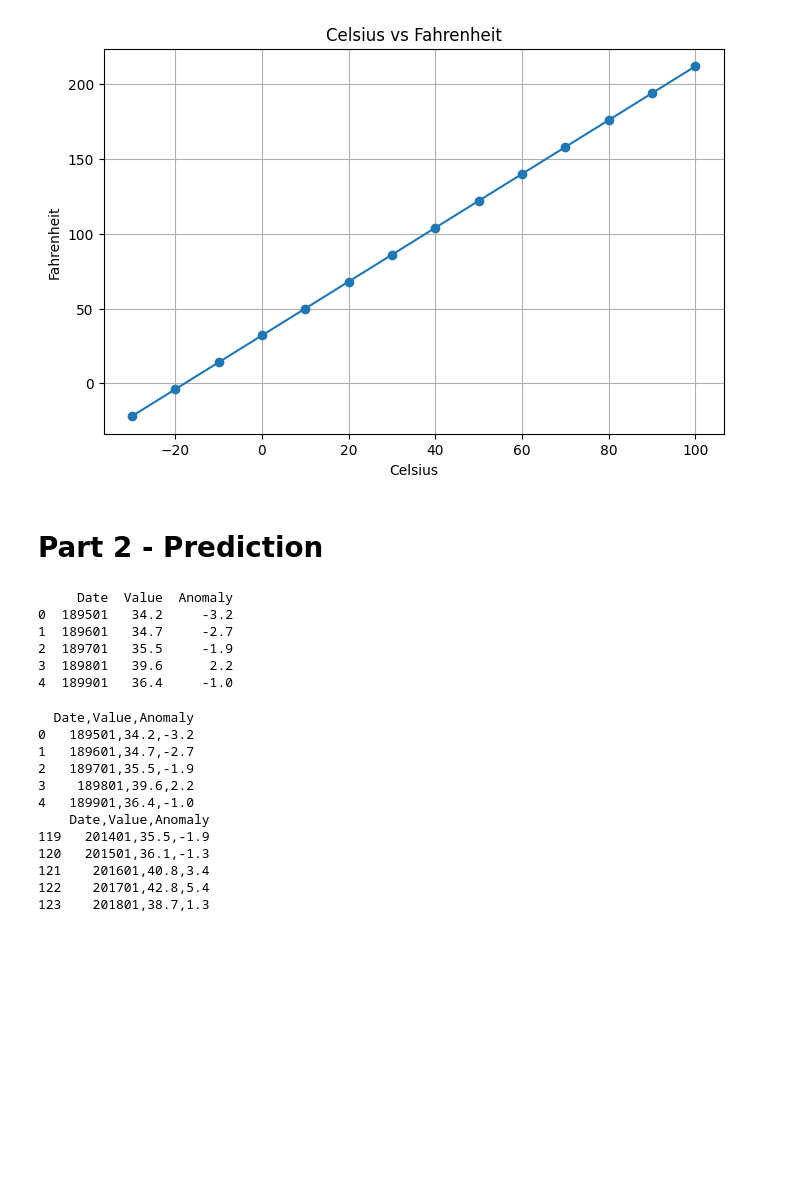
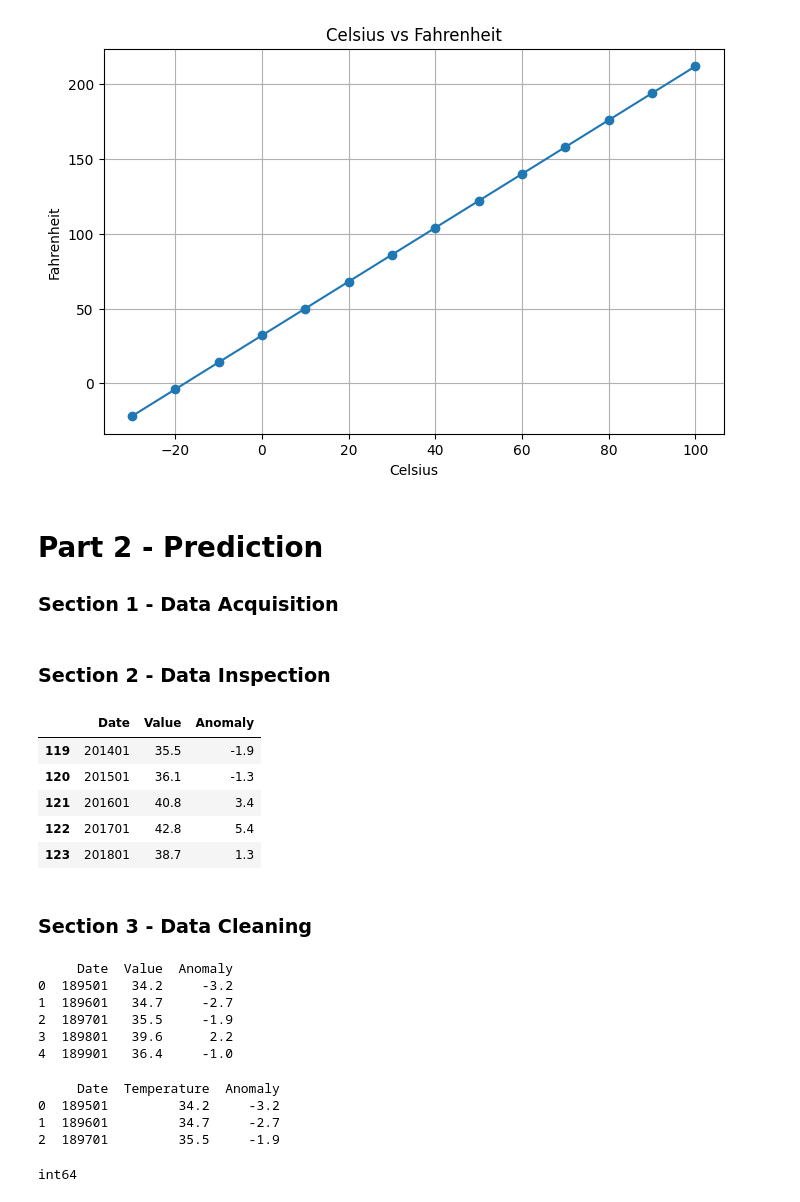
Before and after one commit to Elen-tesfai/datafun-07-ml, a Jupyter notebook: elen_ml.ipynb, the cells around one changed output. Drawn from its saved outputs; the diff is of its cells as text; code cells hidden in the pictures; blank space fills up the shorter version.

```diff
--- a/elen_ml.ipynb
+++ b/elen_ml.ipynb
@@ -66,38 +66,53 @@ plt.show()
 [figure]
 # %% [markdown]
 # Part 2 - Prediction
+### Section 1 - Data Acquisition
 # %%
 import pandas as pd
 
-# Loading the Average High Temperatures into a DataFrame
-df = pd.read_csv(r'C:\Users\su_te\Documents\datafun-07-ml\examples\ch10\ave_hi_nyc_jan_1895-2018.csv')
-
-# Inspecting the first few rows of the DataFrame
-print(df.head())
+# Load the data
+nyc_df = pd.read_csv(r'C:\Users\su_te\Documents\datafun-07-ml\examples\ch10\ave_hi_nyc_jan_1895-2018.csv')
-# %% [output]
-     Date  Value  Anomaly
-0  189501   34.2     -3.2
-1  189601   34.7     -2.7
-2  189701   35.5     -1.9
-3  189801   39.6      2.2
-4  189901   36.4     -1.0
+# %% [markdown]
+### Section 2 - Data Inspection
+# %%
+# View the first and last few rows of the dataset
+nyc_df.head()
+nyc_df.tail()
+# %% [output]
+|  | Date | Value | Anomaly |
+| 119 | 201401 | 35.5 | -1.9 |
+| 120 | 201501 | 36.1 | -1.3 |
+| 121 | 201601 | 40.8 | 3.4 |
+| 122 | 201701 | 42.8 | 5.4 |
+| 123 | 201801 | 38.7 | 1.3 |
+# %% [markdown]
+### Section 3 - Data Cleaning
 # %%
-# Section 1 - Data Acquisition
-df = pd.read_csv(r'C:\Users\su_te\Documents\datafun-07-ml\examples\ch10\ave_hi_nyc_jan_1895-2018.csv', delimiter='\t')
+# Load the data (Make sure to have the correct path)
+import pandas as pd
 
-# Section 2 - Data Inspection
-print(df.head())
-print(df.tail())
+nyc_df = pd.read_csv(r'C:\Users\su_te\Documents\datafun-07-ml\examples\ch10\ave_hi_nyc_jan_1895-2018.csv')
+
+# View the first few rows of the dataset
+print(nyc_df.head())
 # %% [output]
-  Date,Value,Anomaly
-0   189501,34.2,-3.2
-1   189601,34.7,-2.7
-2   189701,35.5,-1.9
-3    189801,39.6,2.2
-4   189901,36.4,-1.0
-    Date,Value,Anomaly
-119   201401,35.5,-1.9
-120   201501,36.1,-1.3
-121    201601,40.8,3.4
-122    201701,42.8,5.4
-123    201801,38.7,1.3
+     Date  Value  Anomaly
+0  189501   34.2     -3.2
+1  189601   34.7     -2.7
+2  189701   35.5     -1.9
+3  189801   39.6      2.2
+4  189901   36.4     -1.0
+# %%
+# Rename columns for clarity
+nyc_df.columns = ['Date', 'Temperature', 'Anomaly']
+print(nyc_df.head(3))  # Check the first three rows
+# %% [output]
+     Date  Temperature  Anomaly
+0  189501         34.2     -3.2
+1  189601         34.7     -2.7
+2  189701         35.5     -1.9
+# %%
+# Check the column type
+print(nyc_df['Date'].dtype)  # Should output: int64
+# %% [output]
+int64
```
Also changed, not shown: parts of 18 cells of this notebook.
